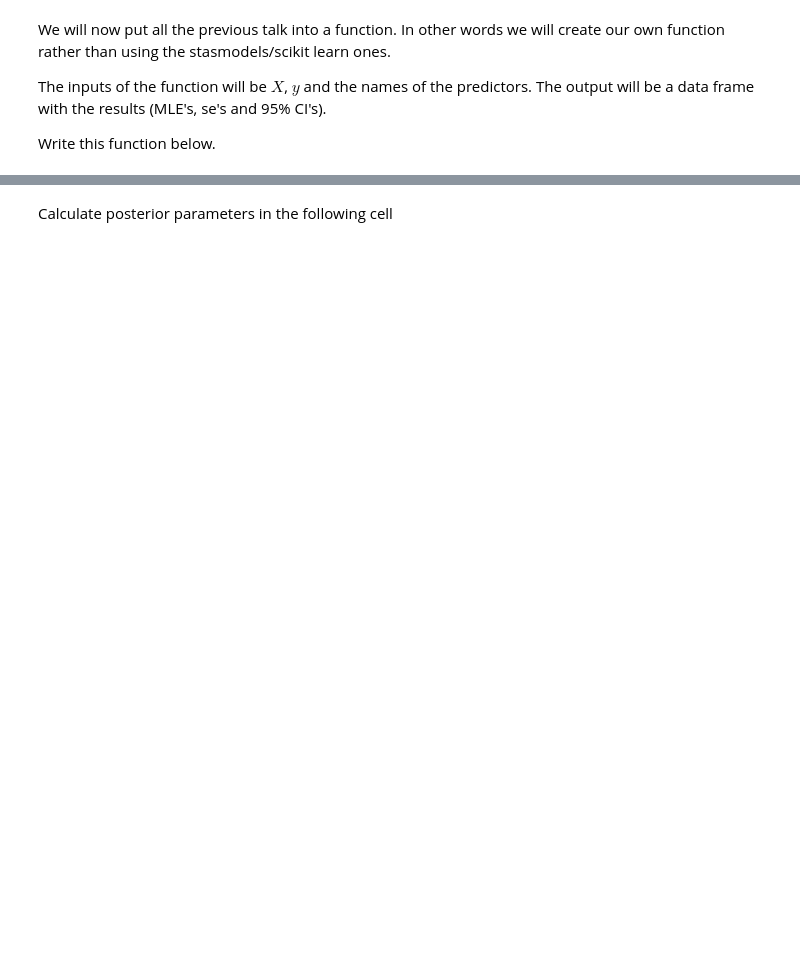
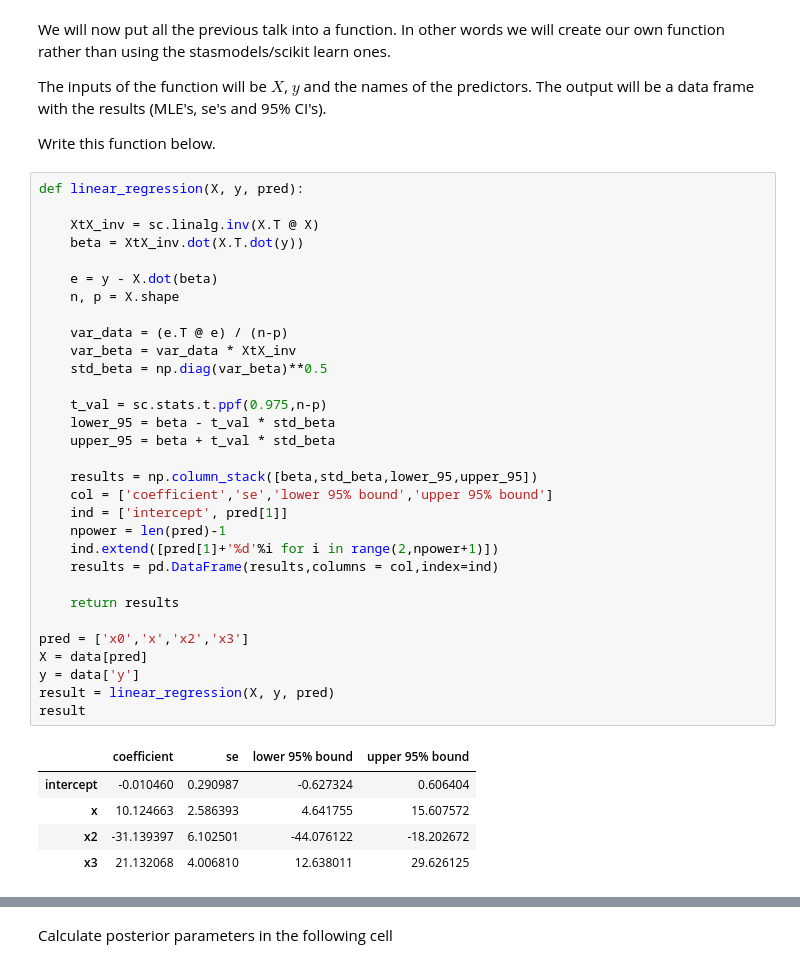
Before and after one commit to erik-norlin/SSY316-Advanced-Probabilistic-Machine-Learning, a Jupyter notebook: python-lab-1/Pyhton lab 1.ipynb, the cells around one changed output, grey strips where cells are left out. Cells and saved outputs as stored; diff of their text form; blank space fills up the shorter version.

```diff
--- a/python-lab-1/Pyhton lab 1.ipynb
+++ b/python-lab-1/Pyhton lab 1.ipynb
@@ -172,6 +229,43 @@ We will now put all the previous talk into a function. In other words we will cr
 The inputs of the function will be $X$, $y$ and the names of the predictors. The output will be a data frame with the results (MLE's, se's and 95\% CI's).
 
 Write this function  below.
+# %%
+def linear_regression(X, y, pred):
+
+    XtX_inv = sc.linalg.inv(X.T @ X)
+    beta = XtX_inv.dot(X.T.dot(y))
+
+    e = y - X.dot(beta)
+    n, p = X.shape
+
+    var_data = (e.T @ e) / (n-p)
+    var_beta = var_data * XtX_inv
+    std_beta = np.diag(var_beta)**0.5
+
+    t_val = sc.stats.t.ppf(0.975,n-p)
+    lower_95 = beta - t_val * std_beta
+    upper_95 = beta + t_val * std_beta
+
+    results = np.column_stack([beta,std_beta,lower_95,upper_95])
+    col = ['coefficient','se','lower 95% bound','upper 95% bound']
+    ind = ['intercept', pred[1]]
+    npower = len(pred)-1
+    ind.extend([pred[1]+'%d'%i for i in range(2,npower+1)])
+    results = pd.DataFrame(results,columns = col,index=ind)
+
+    return results
+
+pred = ['x0','x','x2','x3']
+X = data[pred]
+y = data['y']
+result = linear_regression(X, y, pred)
+result
+# %% [output]
+|  | coefficient | se | lower 95% bound | upper 95% bound |
+| intercept | -0.010460 | 0.290987 | -0.627324 | 0.606404 |
+| x | 10.124663 | 2.586393 | 4.641755 | 15.607572 |
+| x2 | -31.139397 | 6.102501 | -44.076122 | -18.202672 |
+| x3 | 21.132068 | 4.006810 | 12.638011 | 29.626125 |
 # %% [markdown]
 ### Bayesian Linear Regression
 
```
Also changed, not shown: parts of 18 cells of this notebook, 5 other files.
